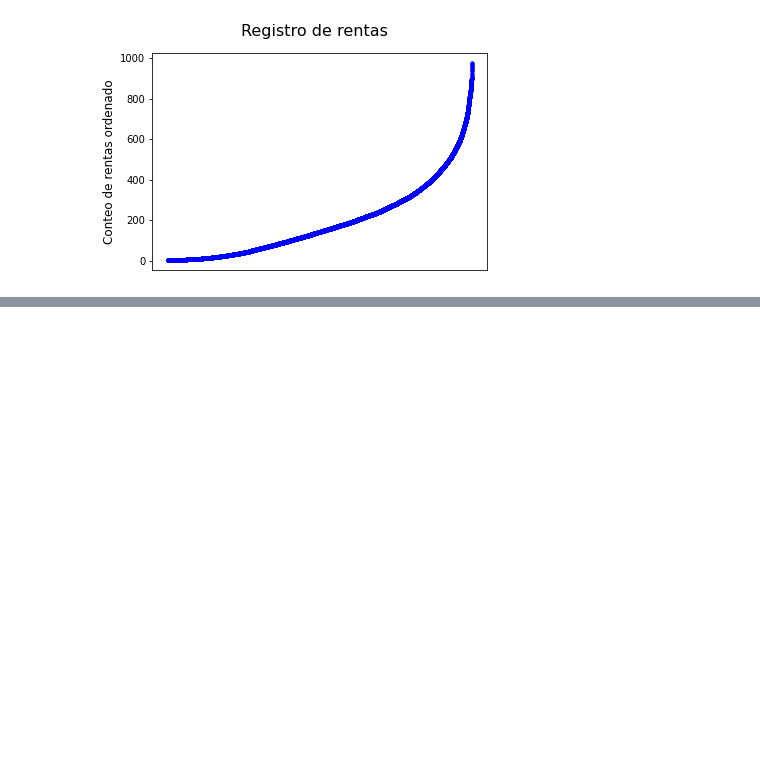
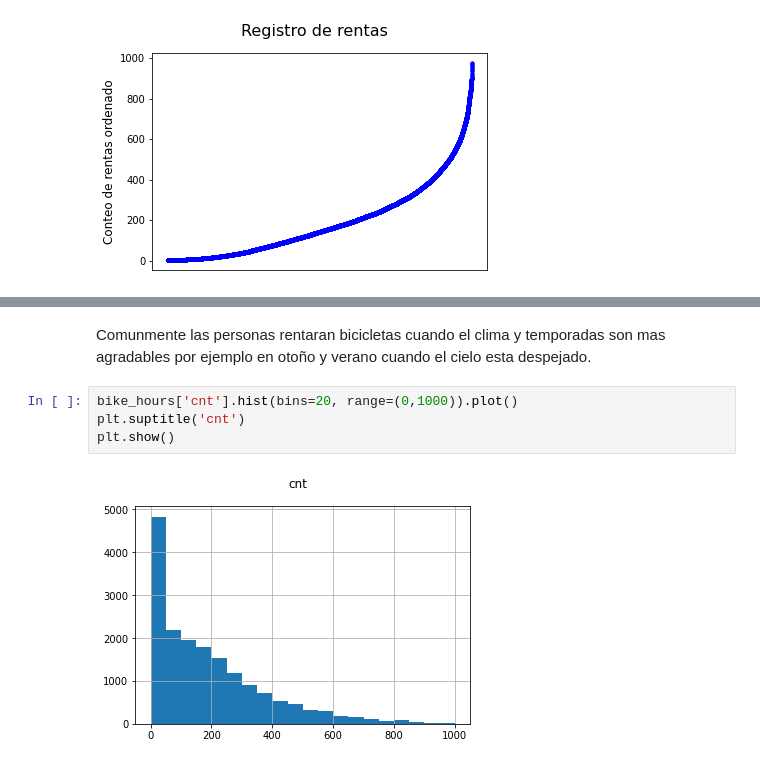
Before and after one commit to JoelBuenrostro/Renta-de-bicicletas, a Jupyter notebook: Renta de bicicletas.ipynb, the cells around one changed output, grey strips where cells are left out. Cells and saved outputs as stored; diff of their text form; blank space fills up the shorter version.

```diff
--- a/Renta de bicicletas.ipynb
+++ b/Renta de bicicletas.ipynb
@@ -152,0 +199,8 @@ Text(0.5, 0.98, 'Registro de rentas')
+# %% [markdown]
+Comunmente las personas rentaran bicicletas cuando el clima y temporadas son mas agradables por ejemplo en otoño y verano cuando el cielo esta despejado.
+# %%
+bike_hours['cnt'].hist(bins=20, range=(0,1000)).plot()
+plt.suptitle('cnt')
+plt.show()
+# %% [output]
+[figure, added]
```
Also changed, not shown: parts of 16 cells of this notebook.
